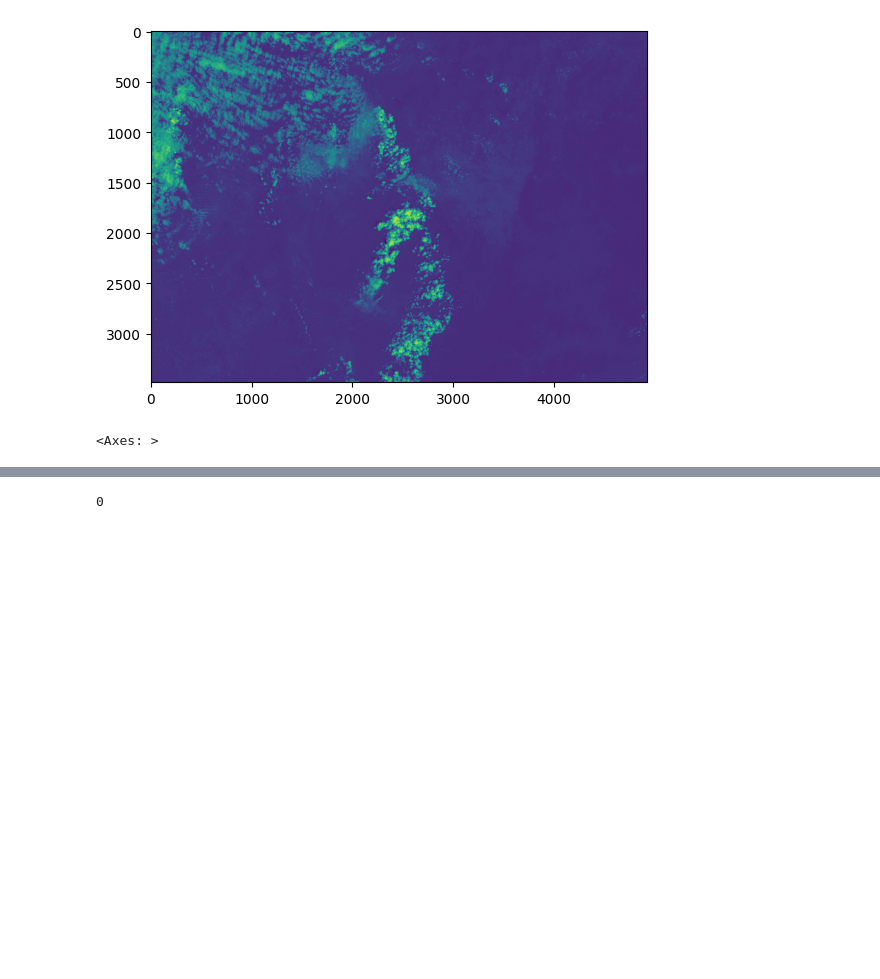
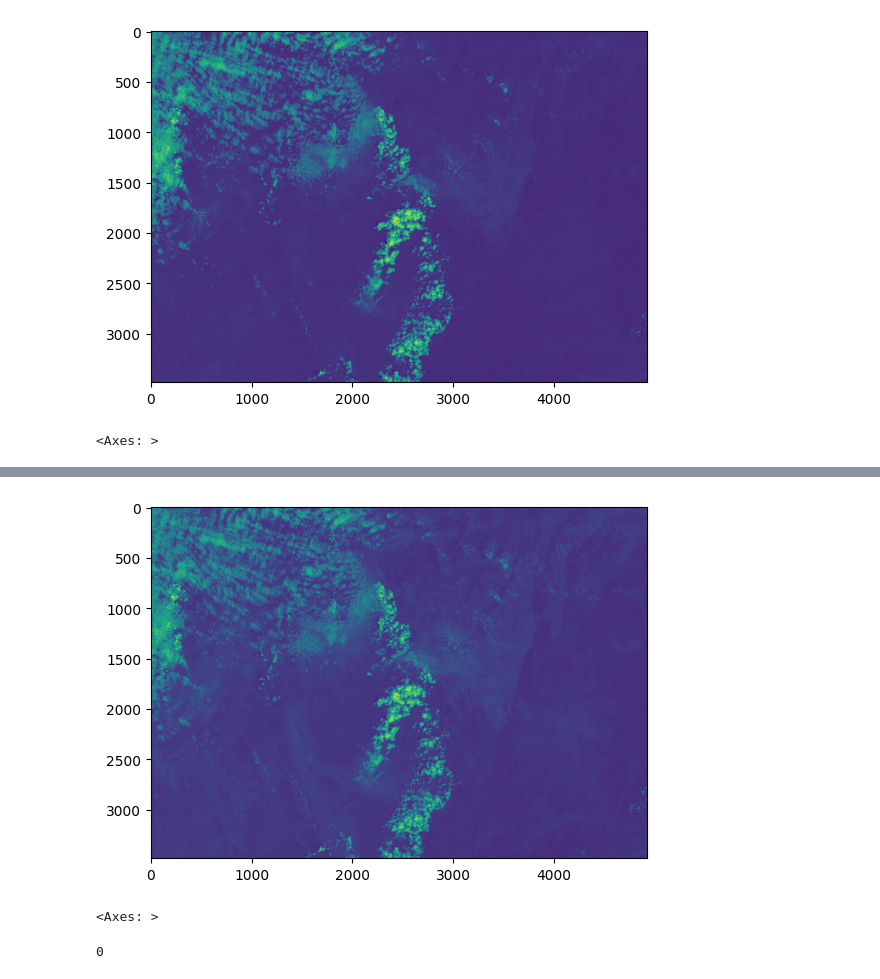
Before and after one commit to cdg-idera/PythonNotebooks, a Jupyter notebook: metadatos_IS.ipynb, the cells around one changed output, grey strips where cells are left out. Cells and saved outputs as stored; diff of their text form; code cells hidden in the pictures; blank space fills up the shorter version.

```diff
--- a/metadatos_IS.ipynb
+++ b/metadatos_IS.ipynb
@@ -122,0 +134,3 @@ show(banda_azul)
+# %%
+banda_rojo = imagen_satelital.read(3)
+banda_rojo
@@ -123,3 +156,8 @@ show(banda_azul)
+# %%
+show(banda_rojo)
+# %% [output]
+[figure, added]
+<Axes: >
 # %%
 banda_azul.min()
 # %% [output]
```
Also changed, not shown: parts of 8 cells of this notebook.
